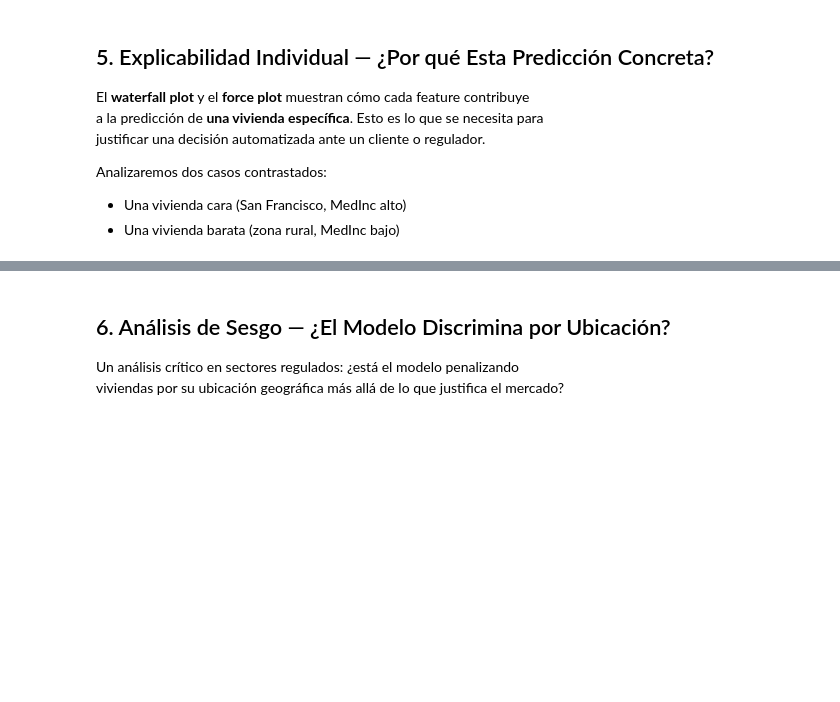
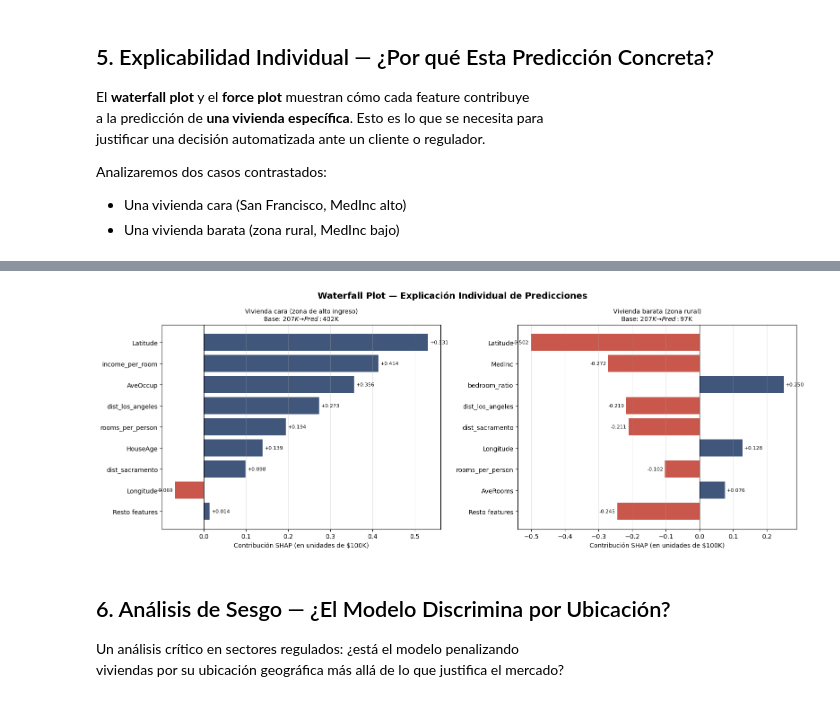
Before and after one commit to helicr/mlops-untrm, a Jupyter notebook: notebooks/09_explicabilidad_shap.ipynb, the cells around one changed output, grey strips where cells are left out. Cells and saved outputs as stored; diff of their text form; code cells hidden in the pictures; blank space fills up the shorter version.

```diff
--- a/notebooks/09_explicabilidad_shap.ipynb
+++ b/notebooks/09_explicabilidad_shap.ipynb
@@ -46,7 +50,7 @@ shap.initjs()
 ## 1. Cargar Modelo y Datos
 # %%
 # ── Cargar modelo y datos ─────────────────────────────────────────────────
-modelo  = joblib.load(EXP_DIR / 'modelo.pkl')
+modelo  = joblib.load(EXP_DIR / 'modelo_produccion.pkl')
 scaler  = joblib.load(EXP_DIR / 'scaler.pkl')
 
 train = pd.read_csv(DATA_DIR / 'train.csv')
@@ -178,14 +222,17 @@ Analizaremos dos casos contrastados:
 - Una vivienda cara (San Francisco, MedInc alto)
 - Una vivienda barata (zona rural, MedInc bajo)
 # %%
-# ── Seleccionar dos casos representativos ────────────────────────────────
-idx_caro   = y_test.nlargest(5).index[2]    # top predicciones altas
-idx_barato = y_test.nsmallest(5).index[2]   # top predicciones bajas
+# Seleccionar dos casos representativos
+idx_caro   = y_test.nlargest(5).index[2]
+idx_barato = y_test.nsmallest(5).index[2]
 
 casos = [
     (idx_caro,   'Vivienda cara (zona de alto ingreso)',   '#1F3864'),
     (idx_barato, 'Vivienda barata (zona rural)',           '#C0392B'),
 ]
+
+sep = '=' * 55
+ev  = float(explainer.expected_value) if hasattr(explainer.expected_value, '__len__') else explainer.expected_value
 
 for idx, titulo, color in casos:
     pos = X_test.index.get_loc(idx)
@@ -193,17 +240,24 @@ for idx, titulo, color in casos:
     pred_real = y_test.loc[idx]
     pred_mod  = modelo.predict(X_test.loc[[idx]])[0]
 
-    print(f'\n{'='*55}')
-    print(f'{titulo}')
-    print(f'{'='*55}')
-    print(f'  Precio real      : ${pred_real * 100_000:,.0f}')
-    print(f'  Precio predicho  : ${pred_mod  * 100_000:,.0f}')
-    print(f'  Error            : ${abs(pred_real - pred_mod) * 100_000:,.0f}')
-    print(f'  Valor base       : ${explainer.expected_value * 100_000:,.0f}')
+    base_usd  = ev * 100_000
+    real_usd  = pred_real * 100_000
+    pred_usd  = pred_mod  * 100_000
+    err_usd   = abs(pred_real - pred_mod) * 100_000
+
     print()
-    print('  Contribución por feature (SHAP):')
+    print(sep)
+    print(titulo)
+    print(sep)
+    print('  Precio real      : $' + f'{real_usd:,.0f}')
+    print('  Precio predicho  : $' + f'{pred_usd:,.0f}')
+    print('  Error            : $' + f'{err_usd:,.0f}')
+    print('  Valor base       : $' + f'{base_usd:,.0f}')
+    print()
+    print('  Contribucion por feature (SHAP):')
     contribs = list(zip(X_test.columns, shap_values[pos]))
     contribs_sorted = sorted(contribs, key=lambda x: abs(x[1]), reverse=True)
     for feat, sv in contribs_sorted[:6]:
-        direccion = '+' if sv > 0 else '-'
-        print(f'    {feat:25s}: {direccion}${abs(sv)*100_000:,.0f}')
+        sign  = '+' if sv > 0 else '-'
+        usd   = abs(sv) * 100_000
+        print(f'    {feat:25s}: {sign}$' + f'{usd:,.0f}')
@@ -220,34 +292,37 @@ for i, (idx, titulo, _) in enumerate(casos):
     # Construir el waterfall manualmente para mayor control visual
     sv       = shap_values[pos]
     feats    = list(X_test.columns)
-    base     = explainer.expected_value
+    ev_raw   = explainer.expected_value
+    base     = float(ev_raw) if hasattr(ev_raw, '__len__') else ev_raw
     pred     = base + sv.sum()
 
     # Top 8 features por impacto absoluto
     idx_top  = np.argsort(np.abs(sv))[::-1][:8]
     sv_top   = sv[idx_top]
     ft_top   = [feats[j] for j in idx_top]
     resto    = sv.sum() - sv_top.sum()
 
     labels   = ft_top + ['Resto features']
     values   = list(sv_top) + [resto]
     colors   = ['#1F3864' if v > 0 else '#C0392B' for v in values]
 
     bars = ax.barh(labels[::-1], values[::-1], color=colors[::-1], alpha=0.85)
     ax.axvline(x=0, color='black', linewidth=0.8)
     ax.set_xlabel('Contribución SHAP (en unidades de $100K)')
     ax.set_title(f'{titulo}\nBase: ${base*100:.0f}K → Pred: ${pred*100:.0f}K',
                  fontsize=10)
     ax.grid(True, alpha=0.3, axis='x')
 
     for bar, val in zip(bars, values[::-1]):
         ax.text(val + (0.005 if val >= 0 else -0.005),
                 bar.get_y() + bar.get_height()/2,
                 f'{val:+.3f}', va='center', ha='left' if val >= 0 else 'right',
                 fontsize=8)
 
 plt.tight_layout()
 plt.show()
+# %% [output]
+[figure, added]
 # %% [markdown]
 ## 6. Análisis de Sesgo — ¿El Modelo Discrimina por Ubicación?
 
```
Also changed, not shown: parts of 7 cells of this notebook, 10 other files.
